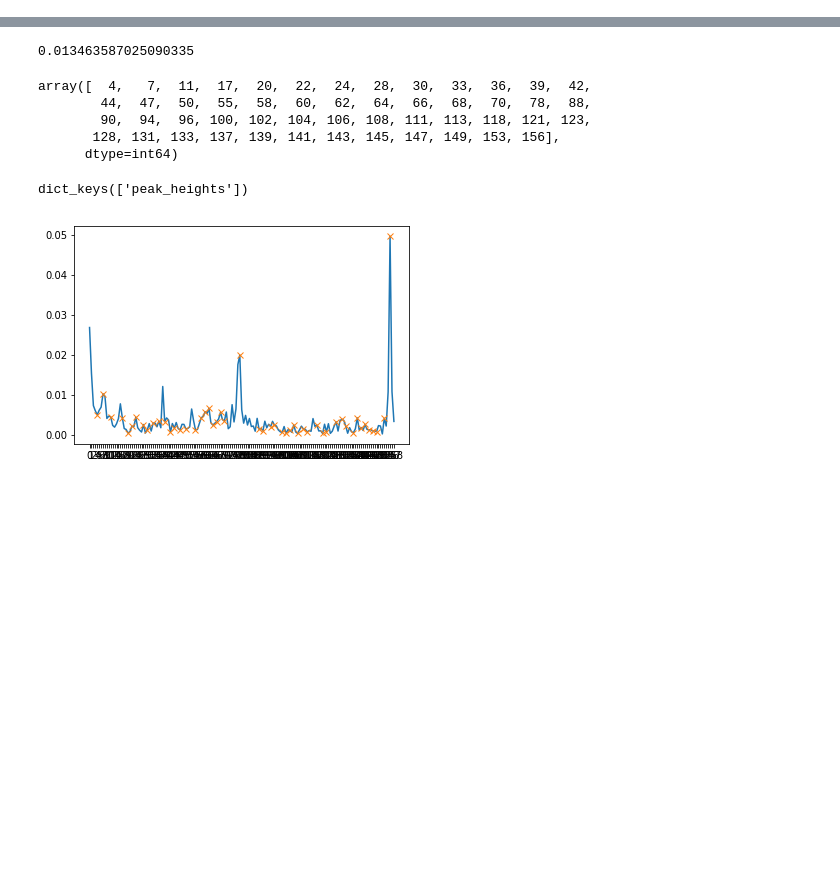
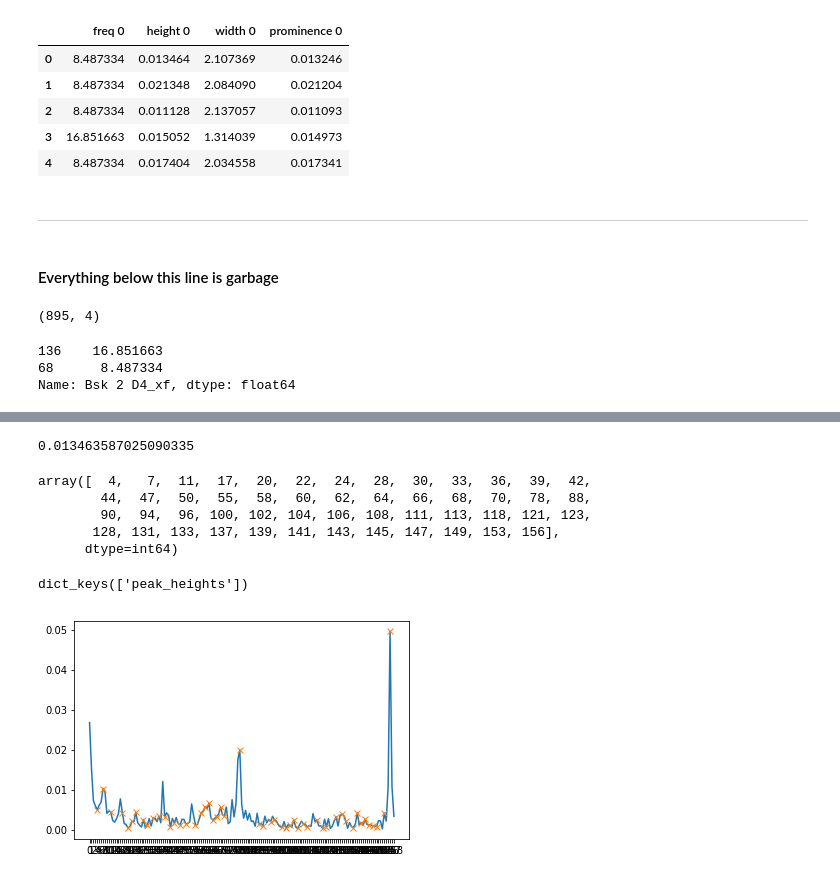
Before and after one commit to DersUzala/FFT, a Jupyter notebook: Features generation.ipynb, the cells around one changed output, grey strips where cells are left out. Cells and saved outputs as stored; diff of their text form; code cells hidden in the pictures; blank space fills up the shorter version.

```diff
--- a/Features generation.ipynb
+++ b/Features generation.ipynb
@@ -46,0 +150,9 @@ np.argmax(el_sig.iloc[:,0])
+# %%
+properties_of_peaks(el_sig, 1).head()
+# %% [output]
+|  | freq 0 | height 0 | width 0 | prominence 0 |
+| 0 | 8.487334 | 0.013464 | 2.107369 | 0.013246 |
+| 1 | 8.487334 | 0.021348 | 2.084090 | 0.021204 |
+| 2 | 8.487334 | 0.011128 | 2.137057 | 0.011093 |
+| 3 | 16.851663 | 0.015052 | 1.314039 | 0.014973 |
+| 4 | 8.487334 | 0.017404 | 2.034558 | 0.017341 |
@@ -46,0 +194,18 @@ np.argmax(el_sig.iloc[:,0])
+# %% [markdown]
+-------------------------------------------------------
+# %% [markdown]
+#### Everything below this line is garbage
+# %%
+properties_of_peaks(el_sig, 1).shape
+# %% [output]
+(895, 4)
+# %%
+peaks, properties = find_peaks(el_sig.iloc[:,6], height=0, prominence=0, width=0)
+# properties['peak_index'] = peaks
+z = np.argsort(properties['peak_heights'])
+z = z[:-3:-1]
+el_sig.iloc[:,7][peaks[z]]
+# %% [output]
+136    16.851663
+68      8.487334
+Name: Bsk 2 D4_xf, dtype: float64
```
Also changed, not shown: parts of 23 cells of this notebook.
